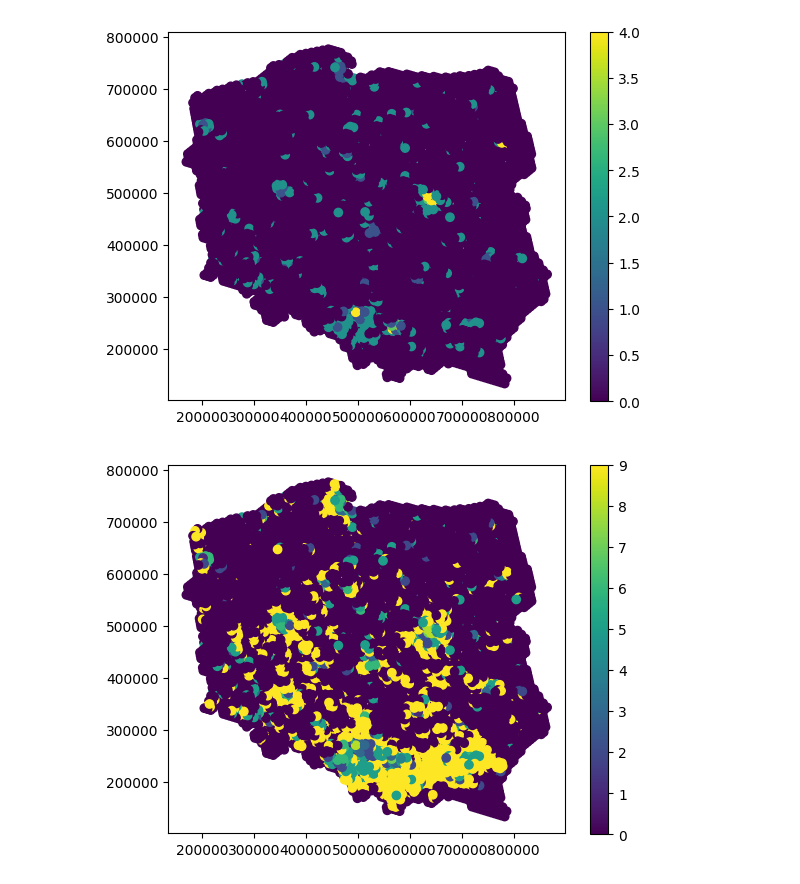
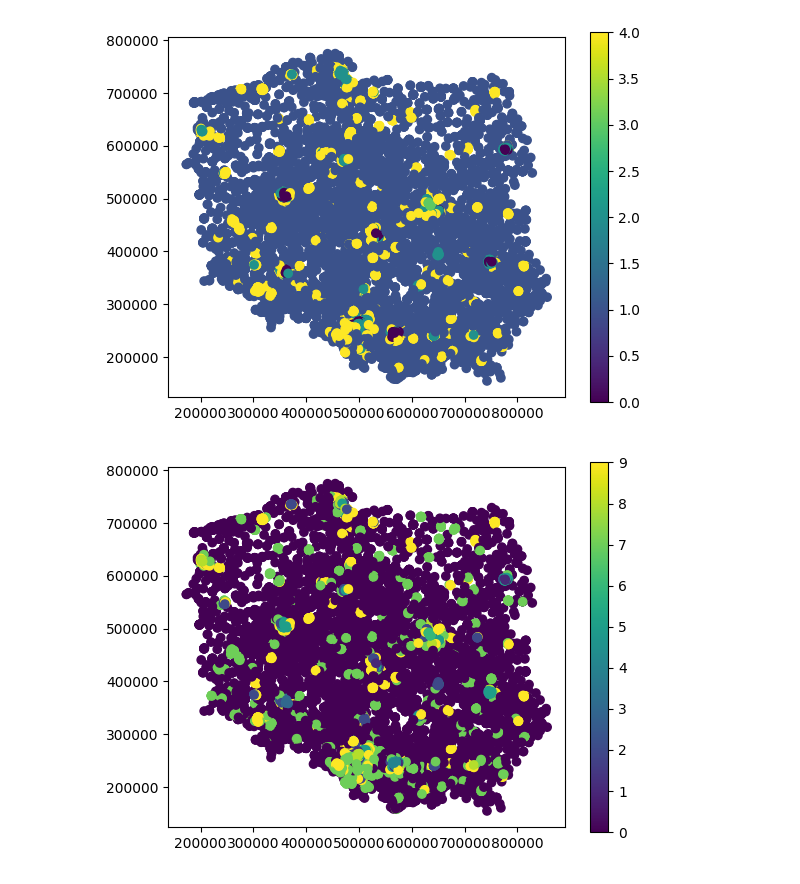
Before and after one commit to alex-kaye-cap/geodemographics-demonstrator, a Jupyter notebook: notebooks/05 kmeans modelling copy.ipynb, the cells around one changed output. Drawn from its saved outputs; the diff is of its cells as text; code cells hidden in the pictures.

```diff
--- a/notebooks/05 kmeans modelling copy.ipynb
+++ b/notebooks/05 kmeans modelling copy.ipynb
@@ -9,12 +9,12 @@ from sklearn.cluster import KMeans
 # %%
 # Read Data and convert to local CRS
 
-gdf = gpd.read_file("C:/Users/alkaye/geodemographics-demonstrator/processed_data/h3_preprocessed.geojson").to_crs('2180')
+gdf = gpd.read_file("C:/Users/alkaye/geodemographics-demonstrator/processed_data/pharmacies_preprocessed.geojson").to_crs('2180')
 # %%
 # Drop unique cols
 
 #gdf1 = gdf.drop(columns=['id', 'name', 'geometry', 'Type'])
-gdf1 = gdf.drop(columns=['h3_index', 'geometry', 'Type'])
+gdf1 = gdf.drop(columns=['id', 'name', 'geometry', 'Type'])
 gdf1
 # %% [output]
 |  | total | total_male | total_female | 0-4_total | 0-4_males | 0-4_females | 5-9_total | 5-9_males | ... |
@@ -78,32 +78,32 @@ pd.DataFrame(df_scaled).describe()
 # %%
 # Set number of cluseter to 5, 10 and 15 and fit the model
 
 k_list = [5, 10, 15, 20]
 
 # Add in Point Geom
 gdf_pred = gdf.copy()
 gdf_pred['geometry'] = gdf_pred.centroid
 gdf_pred = gdf_pred.set_geometry('geometry')
 
 for k in k_list:
 
     # k means using 5 clusters and k-means++ initialization
     kmeans = KMeans(n_clusters=k, init='k-means++')
     kmeans.fit(df_scaled)
     pred = kmeans.predict(df_scaled)
 
     # Combine with orignal gdf
     gdf_pred[f'{k}_clusters'] = pred
 
     # PLot
     gdf_pred.plot(column=f'{k}_clusters', legend=True)
 
 # # Convert to WGS and save
 gdf_pred = gdf_pred.to_crs('4236')
 gdf_pred['lon'] = gdf_pred.geometry.x
 gdf_pred['lat'] = gdf_pred.geometry.y
-gdf_pred.to_file('C:/Users/alkaye/geodemographics-demonstrator/processed_data/h3_clustered.geojson')
-gdf_pred.to_csv('C:/Users/alkaye/geodemographics-demonstrator/processed_data/h3_clustered.csv')
+gdf_pred.to_file('C:/Users/alkaye/geodemographics-demonstrator/processed_data/pharmacies_clustered.geojson')
+gdf_pred.to_csv('C:/Users/alkaye/geodemographics-demonstrator/processed_data/pharmacies_clustered.csv')
 # %% [output]
-[figure, old version]
+[figure, new version]
-[figure, old version]
+[figure, new version]
```
Also changed, not shown: parts of 3 cells of this notebook, 5 other files.
